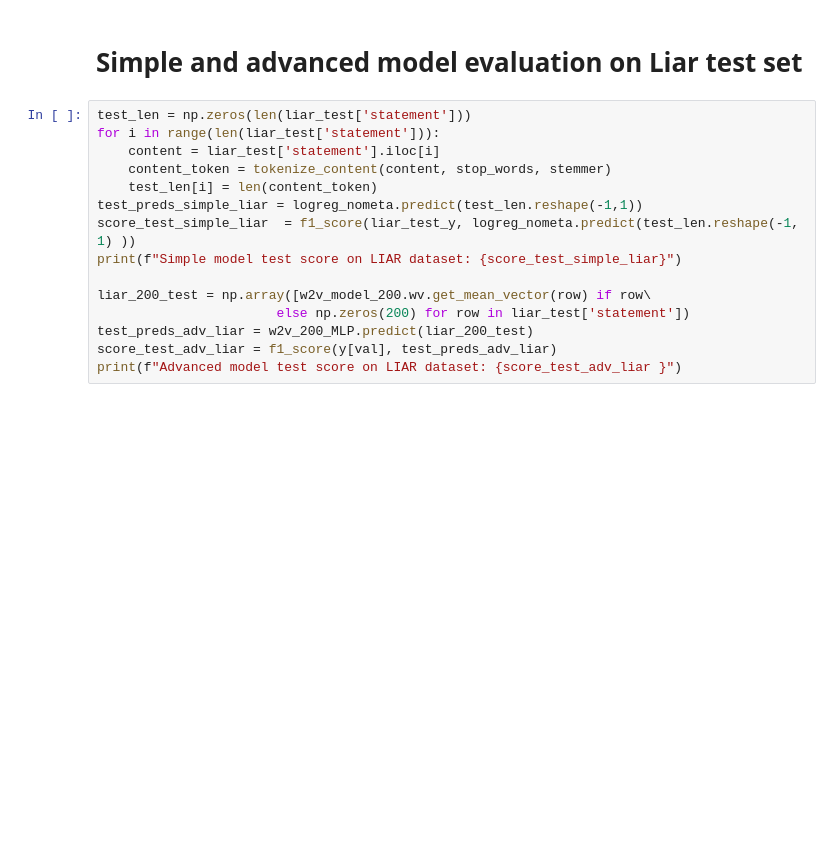
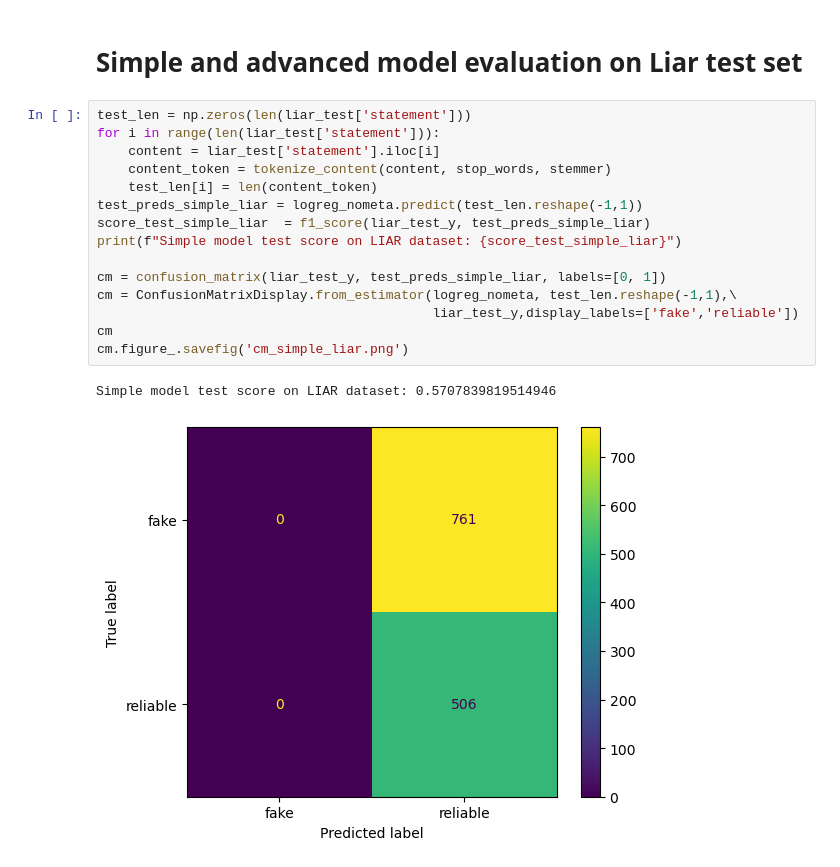
Before and after one commit to SofusEriksen/Fake_News_Project, a Jupyter notebook: Final project.ipynb, the cells around one changed output. Cells and saved outputs as stored; diff of their text form; blank space fills up the shorter version.

```diff
--- a/Final project.ipynb
+++ b/Final project.ipynb
@@ -677,15 +708,18 @@ print(np.unique(liar_test_y, return_counts=True))
 # %%
 test_len = np.zeros(len(liar_test['statement']))
 for i in range(len(liar_test['statement'])):
     content = liar_test['statement'].iloc[i]
     content_token = tokenize_content(content, stop_words, stemmer)
     test_len[i] = len(content_token)
 test_preds_simple_liar = logreg_nometa.predict(test_len.reshape(-1,1))
-score_test_simple_liar  = f1_score(liar_test_y, logreg_nometa.predict(test_len.reshape(-1, 1) ))
+score_test_simple_liar  = f1_score(liar_test_y, test_preds_simple_liar)
 print(f"Simple model test score on LIAR dataset: {score_test_simple_liar}")
 
-liar_200_test = np.array([w2v_model_200.wv.get_mean_vector(row) if row\
-                       else np.zeros(200) for row in liar_test['statement'])
-test_preds_adv_liar = w2v_200_MLP.predict(liar_200_test)
-score_test_adv_liar = f1_score(y[val], test_preds_adv_liar)
-print(f"Advanced model test score on LIAR dataset: {score_test_adv_liar }")
+cm = confusion_matrix(liar_test_y, test_preds_simple_liar, labels=[0, 1])
+cm = ConfusionMatrixDisplay.from_estimator(logreg_nometa, test_len.reshape(-1,1),\
+                                           liar_test_y,display_labels=['fake','reliable'])
+cm
+cm.figure_.savefig('cm_simple_liar.png')
+# %% [output]
+Simple model test score on LIAR dataset: 0.5707839819514946
+[figure, added]
```
Also changed, not shown: parts of 17 cells of this notebook.
